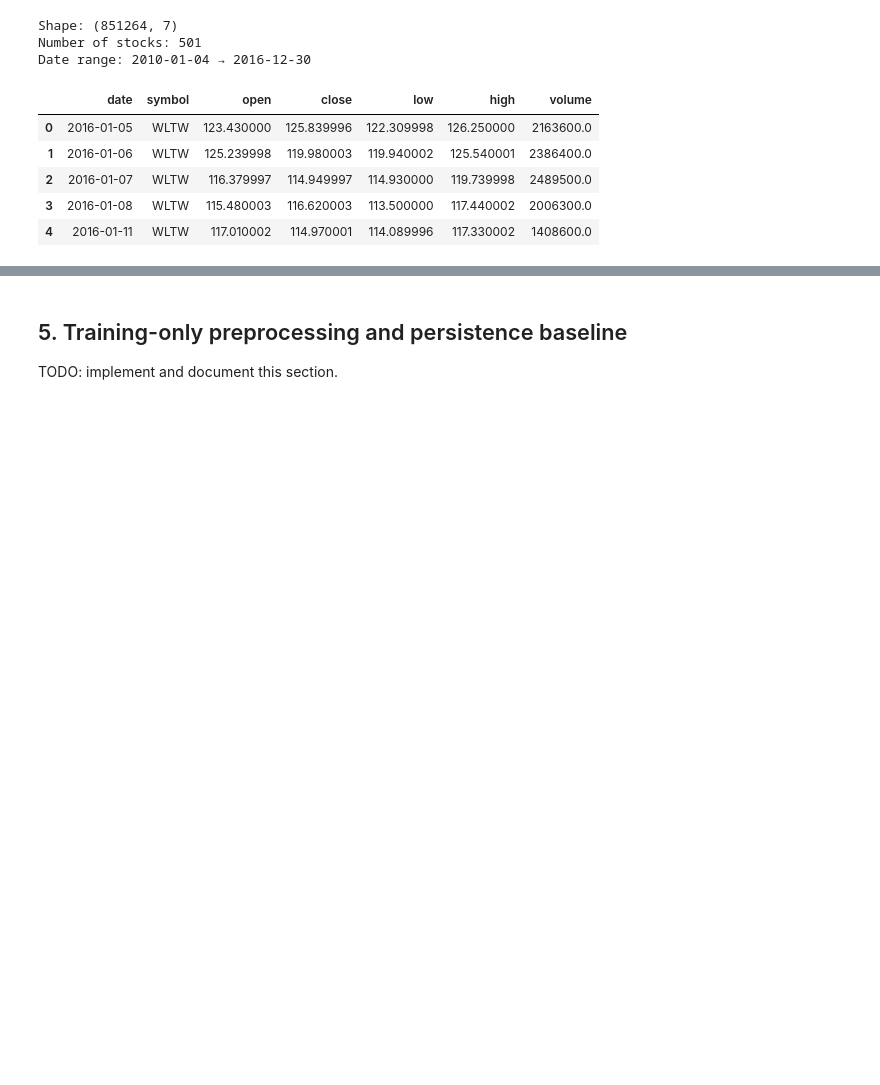
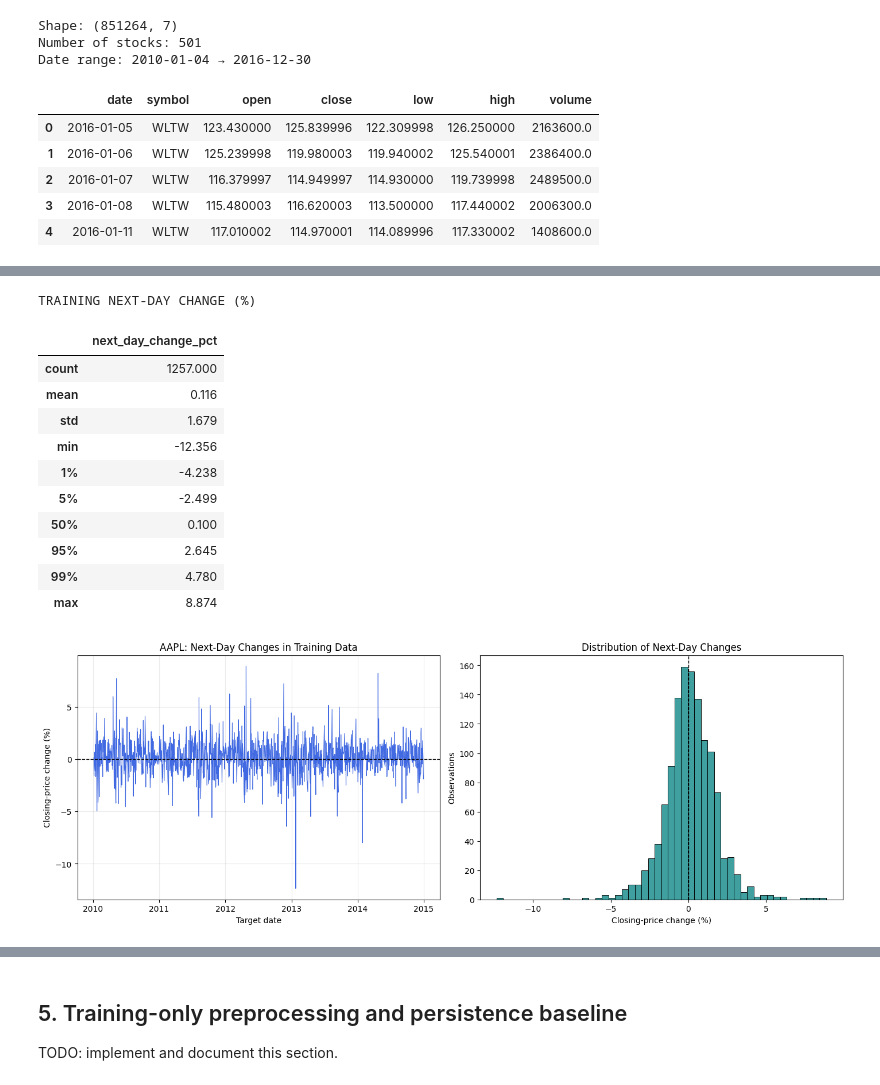
Before and after one commit to soulaimane-22/Deep-Learning-Lab1, a Jupyter notebook: notebooks/01_regression.ipynb, the cells around one changed output, grey strips where cells are left out. Drawn from its saved outputs; the diff is of its cells as text; code cells hidden in the pictures; blank space fills up the shorter version.

```diff
--- a/notebooks/01_regression.ipynb
+++ b/notebooks/01_regression.ipynb
@@ -186,0 +622,61 @@ TODO: implement and document this section.
+# %%
+next_day_change_pct = (
+    (train[TARGET] / train["close"]) - 1
+) * 100
+
+print("TRAINING NEXT-DAY CHANGE (%)")
+display(
+    next_day_change_pct.describe(
+        percentiles=[0.01, 0.05, 0.5, 0.95, 0.99]
+    ).to_frame("next_day_change_pct").round(3)
+)
+
+fig, axes = plt.subplots(
+    1, 2, figsize=(14, 5), constrained_layout=True
+)
+
+axes[0].plot(
+    train["target_date"],
+    next_day_change_pct,
+    color="royalblue",
+    linewidth=0.8,
+)
+axes[0].axhline(0, color="black", linestyle="--", linewidth=1)
+axes[0].set_title(f"{SYMBOL}: Next-Day Changes in Training Data")
+axes[0].set_xlabel("Target date")
+axes[0].set_ylabel("Closing-price change (%)")
+axes[0].grid(alpha=0.25)
+axes[0].xaxis.set_major_locator(mdates.YearLocator())
+axes[0].xaxis.set_major_formatter(mdates.DateFormatter("%Y"))
+
+sns.histplot(
+    x=next_day_change_pct,
+    bins=50,
+    color="teal",
+    ax=axes[1],
+)
+axes[1].axvline(0, color="black", linestyle="--", linewidth=1)
+axes[1].set_title("Distribution of Next-Day Changes")
+axes[1].set_xlabel("Closing-price change (%)")
+axes[1].set_ylabel("Observations")
+
+fig.savefig(
+    PLOT_DIR / "aapl_training_next_day_changes.png",
+    dpi=160,
+    bbox_inches="tight",
+)
+plt.show()
+# %% [output]
+TRAINING NEXT-DAY CHANGE (%)
+|  | next_day_change_pct |
+| count | 1257.000 |
+| mean | 0.116 |
+| std | 1.679 |
+| min | -12.356 |
+| 1% | -4.238 |
+| 5% | -2.499 |
+| 50% | 0.100 |
+| 95% | 2.645 |
+| 99% | 4.780 |
+| max | 8.874 |
+[figure, added]
```
Also changed, not shown: parts of 17 cells of this notebook, 8 other files.
